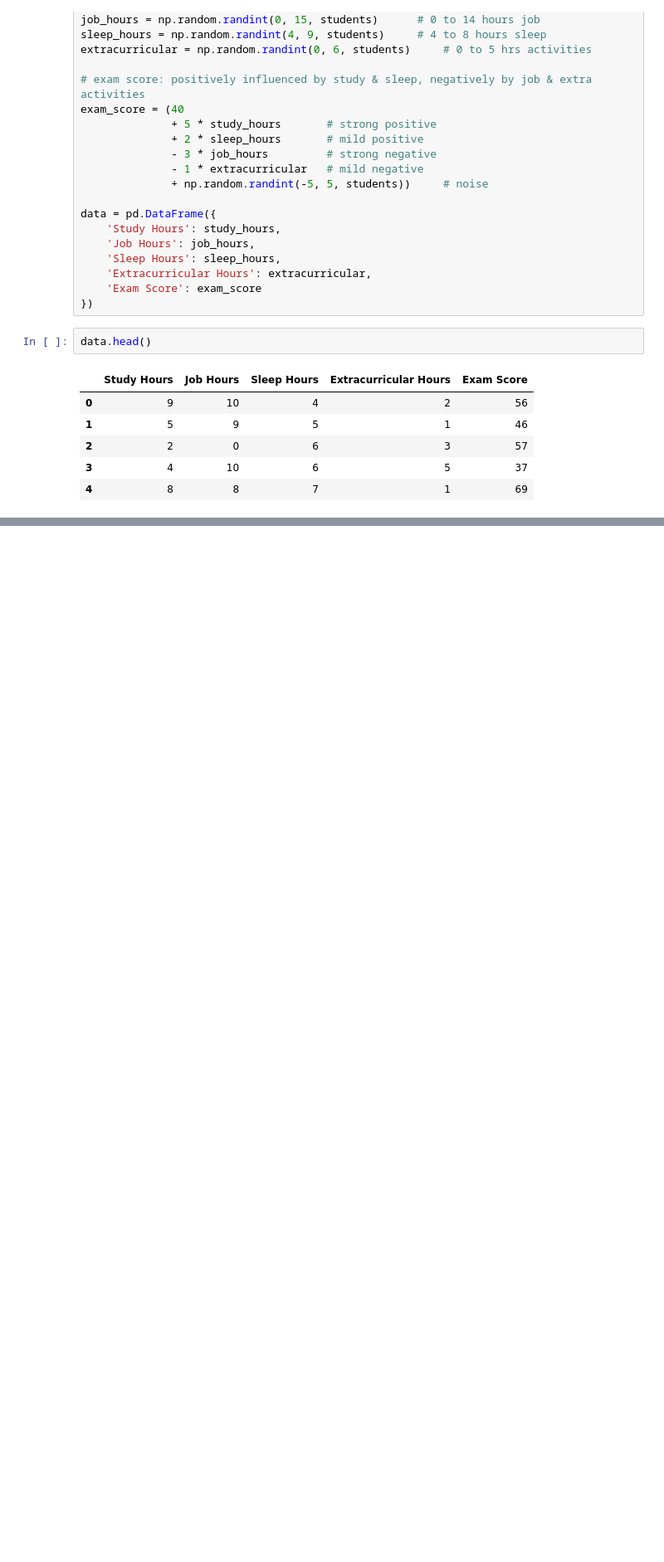
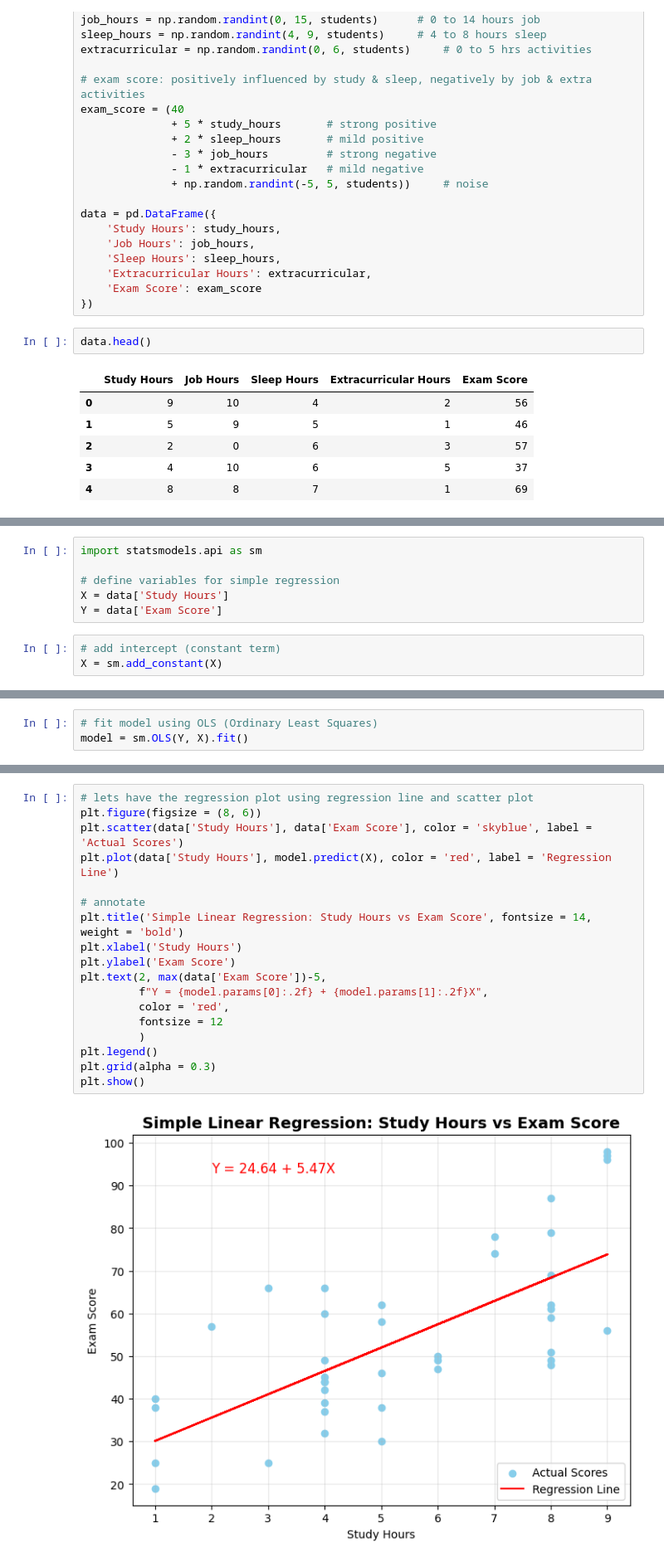
Before and after one commit to hassanmajaro/ai_engineering, a Jupyter notebook: module_2/week10/correlation.ipynb, the cells around one changed output, grey strips where cells are left out. Shown: that part at 83% size. Cells and saved outputs as stored; diff of their text form; blank space fills up the shorter version.

```diff
--- a/module_2/week10/correlation.ipynb
+++ b/module_2/week10/correlation.ipynb
@@ -148,0 +290,9 @@ data.head()
+# %%
+import statsmodels.api as sm
+
+# define variables for simple regression
+X = data['Study Hours']
+Y = data['Exam Score']
+# %%
+# add intercept (constant term)
+X = sm.add_constant(X)
@@ -148,0 +308,3 @@ data.head()
+# %%
+# fit model using OLS (Ordinary Least Squares)
+model = sm.OLS(Y, X).fit()
@@ -148,0 +332,20 @@ data.head()
+# %%
+# lets have the regression plot using regression line and scatter plot
+plt.figure(figsize = (8, 6))
+plt.scatter(data['Study Hours'], data['Exam Score'], color = 'skyblue', label = 'Actual Scores')
+plt.plot(data['Study Hours'], model.predict(X), color = 'red', label = 'Regression Line')
+
+# annotate
+plt.title('Simple Linear Regression: Study Hours vs Exam Score', fontsize = 14, weight = 'bold')
+plt.xlabel('Study Hours')
+plt.ylabel('Exam Score')
+plt.text(2, max(data['Exam Score'])-5,
+         f"Y = {model.params[0]:.2f} + {model.params[1]:.2f}X",
+         color = 'red',
+         fontsize = 12
+         )
+plt.legend()
+plt.grid(alpha = 0.3)
+plt.show()
+# %% [output]
+[figure, added]
```
Also changed, not shown: parts of 38 cells of this notebook, 1 other file.
